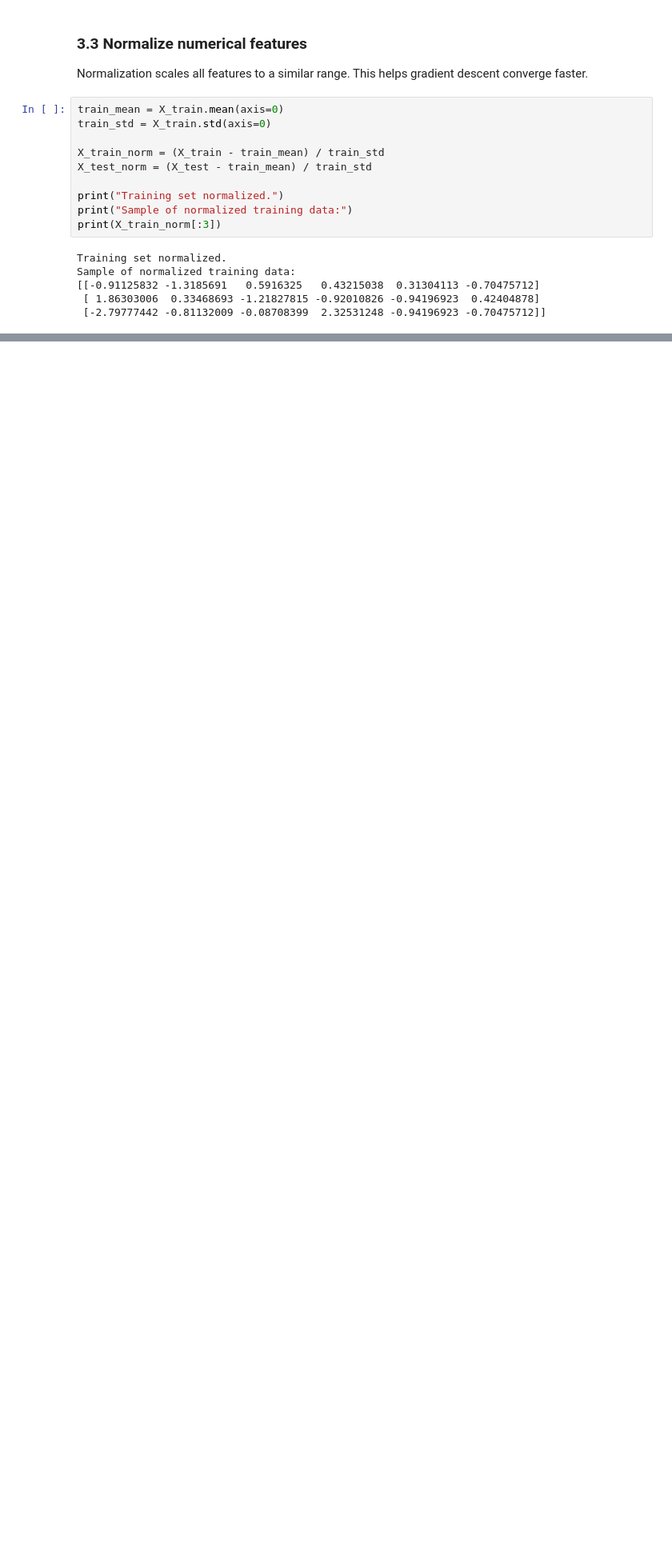
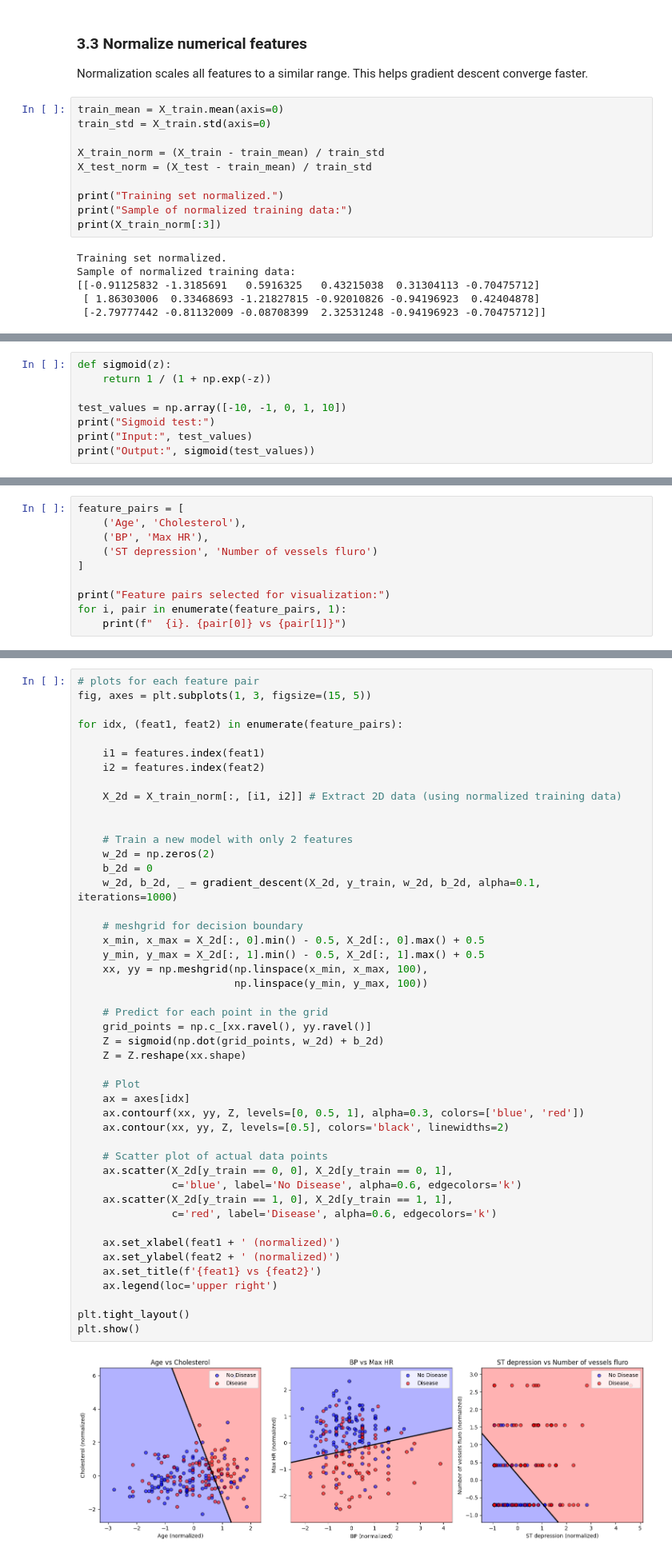
Before and after one commit to Juanseom/heart-disease-regression, a Jupyter notebook: heart_disease_risk_prediction.ipynb, the cells around one changed output, grey strips where cells are left out. Shown at 80% size. Cells and saved outputs as stored; diff of their text form; blank space fills up the shorter version.

```diff
--- a/heart_disease_risk_prediction.ipynb
+++ b/heart_disease_risk_prediction.ipynb
@@ -254,0 +264,8 @@ Sample of normalized training data:
+# %%
+def sigmoid(z):
+    return 1 / (1 + np.exp(-z))
+
+test_values = np.array([-10, -1, 0, 1, 10])
+print("Sigmoid test:")
+print("Input:", test_values)
+print("Output:", sigmoid(test_values))
@@ -254,0 +459,10 @@ Sample of normalized training data:
+# %%
+feature_pairs = [
+    ('Age', 'Cholesterol'),
+    ('BP', 'Max HR'),
+    ('ST depression', 'Number of vessels fluro')
+]
+
+print("Feature pairs selected for visualization:")
+for i, pair in enumerate(feature_pairs, 1):
+    print(f"  {i}. {pair[0]} vs {pair[1]}")
@@ -254,0 +482,48 @@ Sample of normalized training data:
+# %%
+# plots for each feature pair
+fig, axes = plt.subplots(1, 3, figsize=(15, 5))
+
+for idx, (feat1, feat2) in enumerate(feature_pairs):
+
+    i1 = features.index(feat1)
+    i2 = features.index(feat2)
+
+    X_2d = X_train_norm[:, [i1, i2]] # Extract 2D data (using normalized training data)
+
+
+    # Train a new model with only 2 features
+    w_2d = np.zeros(2)
+    b_2d = 0
+    w_2d, b_2d, _ = gradient_descent(X_2d, y_train, w_2d, b_2d, alpha=0.1, iterations=1000)
+
+    # meshgrid for decision boundary
+    x_min, x_max = X_2d[:, 0].min() - 0.5, X_2d[:, 0].max() + 0.5
+    y_min, y_max = X_2d[:, 1].min() - 0.5, X_2d[:, 1].max() + 0.5
+    xx, yy = np.meshgrid(np.linspace(x_min, x_max, 100),
+                         np.linspace(y_min, y_max, 100))
+
+    # Predict for each point in the grid
+    grid_points = np.c_[xx.ravel(), yy.ravel()]
+    Z = sigmoid(np.dot(grid_points, w_2d) + b_2d)
+    Z = Z.reshape(xx.shape)
+
+    # Plot
+    ax = axes[idx]
+    ax.contourf(xx, yy, Z, levels=[0, 0.5, 1], alpha=0.3, colors=['blue', 'red'])
+    ax.contour(xx, yy, Z, levels=[0.5], colors='black', linewidths=2)
+
+    # Scatter plot of actual data points
+    ax.scatter(X_2d[y_train == 0, 0], X_2d[y_train == 0, 1],
+               c='blue', label='No Disease', alpha=0.6, edgecolors='k')
+    ax.scatter(X_2d[y_train == 1, 0], X_2d[y_train == 1, 1],
+               c='red', label='Disease', alpha=0.6, edgecolors='k')
+
+    ax.set_xlabel(feat1 + ' (normalized)')
+    ax.set_ylabel(feat2 + ' (normalized)')
+    ax.set_title(f'{feat1} vs {feat2}')
+    ax.legend(loc='upper right')
+
+plt.tight_layout()
+plt.show()
+# %% [output]
+[figure, added]
```
Also changed, not shown: parts of 42 cells of this notebook.
